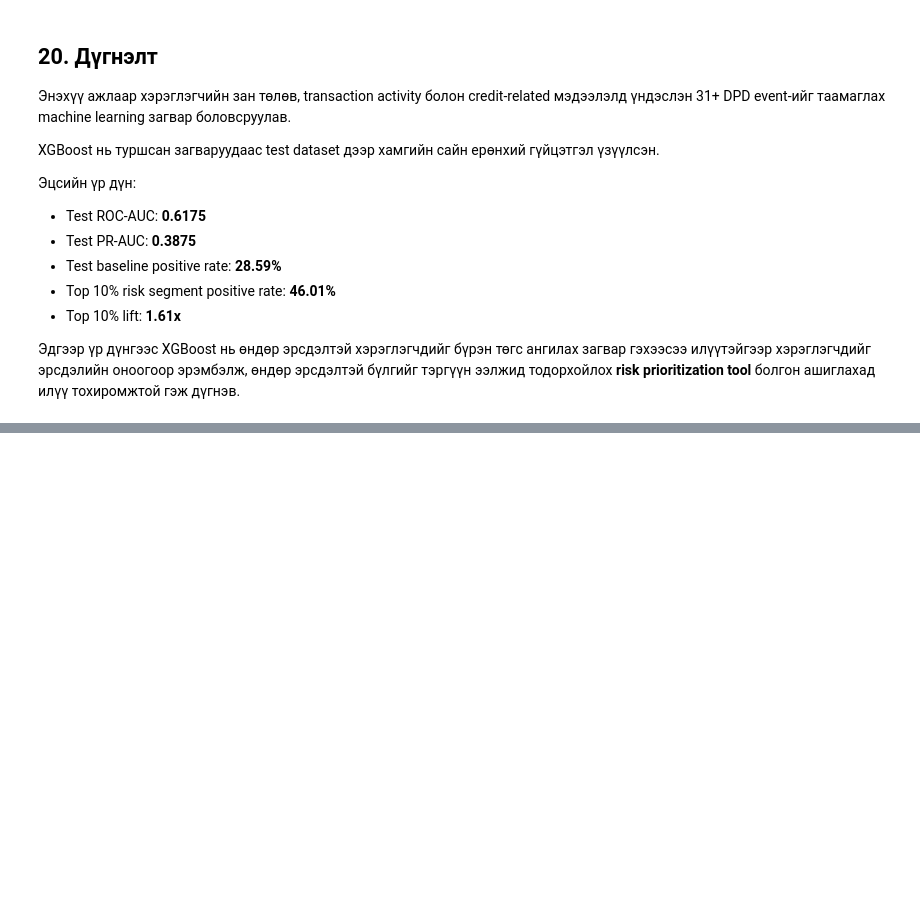
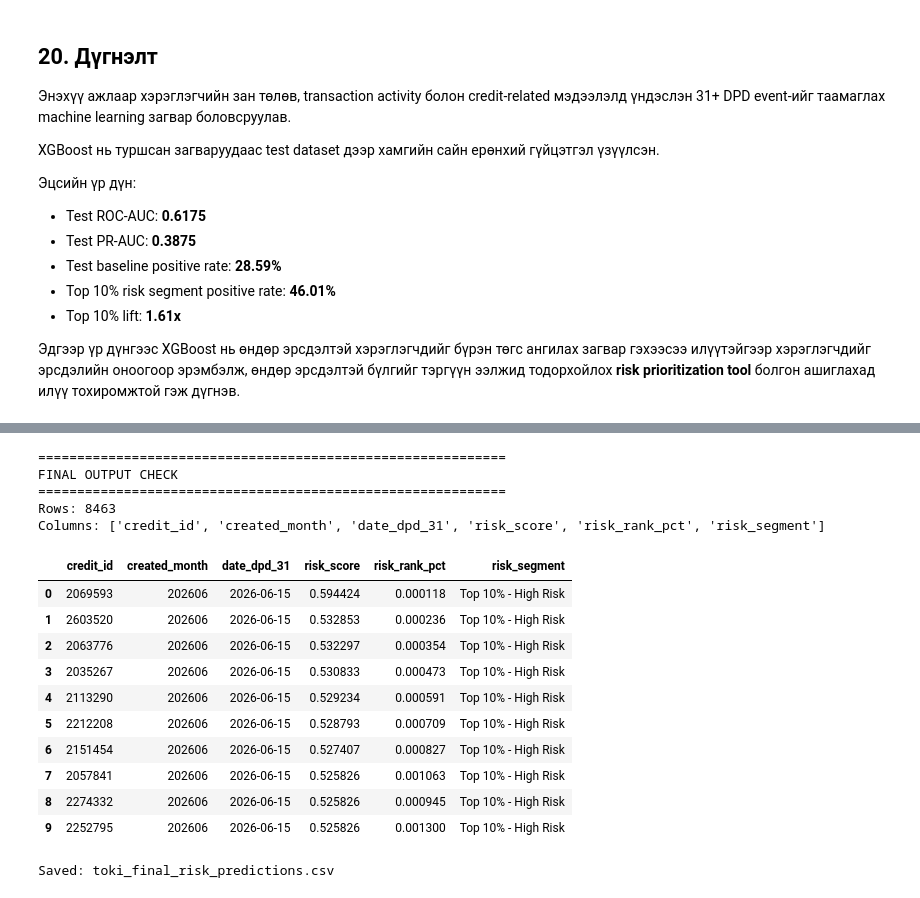
Before and after one commit to Khishigjargal42/toki_ds_task, a Jupyter notebook: notebooks/Toki_DPD91_Final.ipynb, the cells around one changed output, grey strips where cells are left out. Saved outputs shown, nothing was run; the diff lists cells and outputs as text; code cells hidden in the pictures; blank space fills up the shorter version.

```diff
--- a/notebooks/Toki_DPD91_Final.ipynb
+++ b/notebooks/Toki_DPD91_Final.ipynb
@@ -10079,0 +10779,62 @@ XGBoost нь туршсан загваруудаас test dataset дээр ха
+# %%
+# ==========================================
+# SAVE FINAL PREDICTION OUTPUT
+# ==========================================
+
+final_output = prediction_output[
+    [
+        "credit_id",
+        "created_month",
+        "date_dpd_31",
+        "risk_score",
+        "risk_rank_pct",
+        "risk_segment"
+    ]
+].copy()
+
+final_output = final_output.sort_values(
+    "risk_score",
+    ascending=False
+).reset_index(drop=True)
+
+print("=" * 60)
+print("FINAL OUTPUT CHECK")
+print("=" * 60)
+
+print("Rows:", len(final_output))
+print("Columns:", final_output.columns.tolist())
+
+display(final_output.head(10))
+# %% [output]
+============================================================
+FINAL OUTPUT CHECK
+============================================================
+Rows: 8463
+Columns: ['credit_id', 'created_month', 'date_dpd_31', 'risk_score', 'risk_rank_pct', 'risk_segment']
+|  | credit_id | created_month | date_dpd_31 | risk_score | risk_rank_pct | risk_segment |
+| 0 | 2069593 | 202606 | 2026-06-15 | 0.594424 | 0.000118 | Top 10% - High Risk |
+| 1 | 2603520 | 202606 | 2026-06-15 | 0.532853 | 0.000236 | Top 10% - High Risk |
+| 2 | 2063776 | 202606 | 2026-06-15 | 0.532297 | 0.000354 | Top 10% - High Risk |
+| 3 | 2035267 | 202606 | 2026-06-15 | 0.530833 | 0.000473 | Top 10% - High Risk |
+| 4 | 2113290 | 202606 | 2026-06-15 | 0.529234 | 0.000591 | Top 10% - High Risk |
+| 5 | 2212208 | 202606 | 2026-06-15 | 0.528793 | 0.000709 | Top 10% - High Risk |
+| 6 | 2151454 | 202606 | 2026-06-15 | 0.527407 | 0.000827 | Top 10% - High Risk |
+| 7 | 2057841 | 202606 | 2026-06-15 | 0.525826 | 0.001063 | Top 10% - High Risk |
+| 8 | 2274332 | 202606 | 2026-06-15 | 0.525826 | 0.000945 | Top 10% - High Risk |
+| 9 | 2252795 | 202606 | 2026-06-15 | 0.525826 | 0.001300 | Top 10% - High Risk |
+# %%
+# ==========================================
+# EXPORT FINAL PREDICTIONS
+# ==========================================
+
+output_path = "toki_final_risk_predictions.csv"
+
+final_output.to_csv(
+    output_path,
+    index=False,
+    encoding="utf-8-sig"
+)
+
+print(f"Saved: {output_path}")
+# %% [output]
+Saved: toki_final_risk_predictions.csv
```
Also changed, not shown: parts of 23 cells of this notebook, 2 other files.
